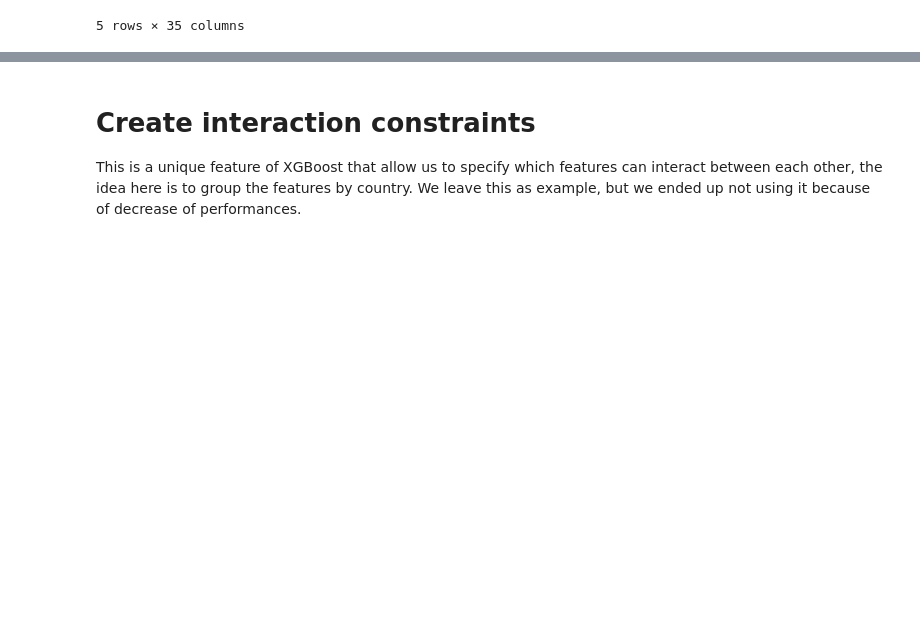
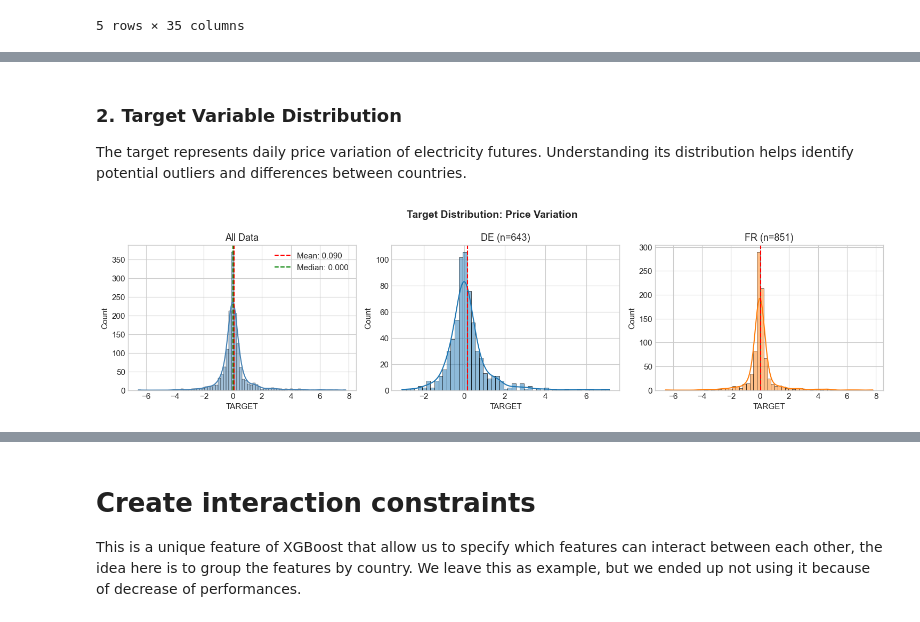
Before and after one commit to Claudio-Me/QRT_energy, a Jupyter notebook: supp_material/Benchmark_QRT_en.ipynb, the cells around one changed output, grey strips where cells are left out. Cells and saved outputs as stored; diff of their text form; code cells hidden in the pictures; blank space fills up the shorter version.

```diff
--- a/supp_material/Benchmark_QRT_en.ipynb
+++ b/supp_material/Benchmark_QRT_en.ipynb
@@ -135,0 +341,9 @@ CARBON_RET                0     0.000000
+# %% [markdown]
+### 2. Target Variable Distribution
+
+The target represents daily price variation of electricity futures. Understanding its distribution helps identify potential outliers and differences between countries.
+# %%
+# Visualize target distribution
+plot_target_distribution(train_df)
+# %% [output]
+[figure, added]
```
Also changed, not shown: parts of 45 cells of this notebook, 1 other file.
